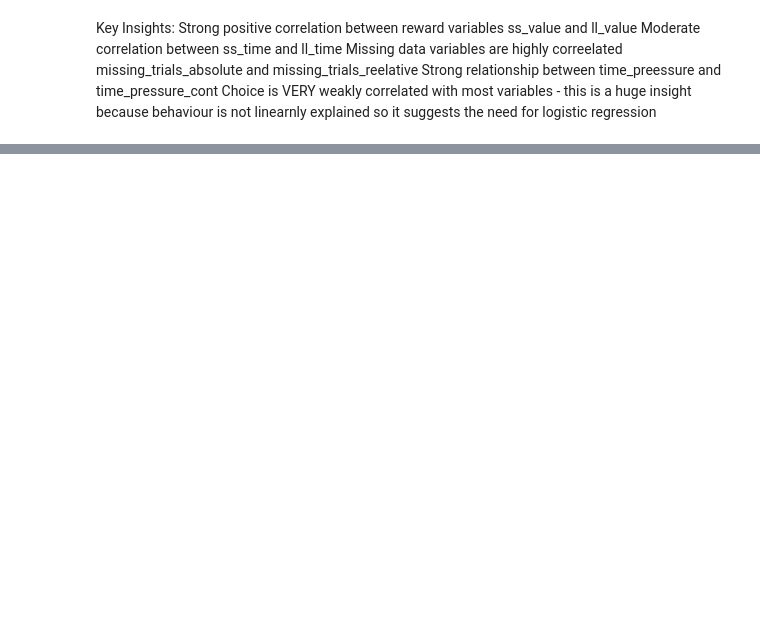
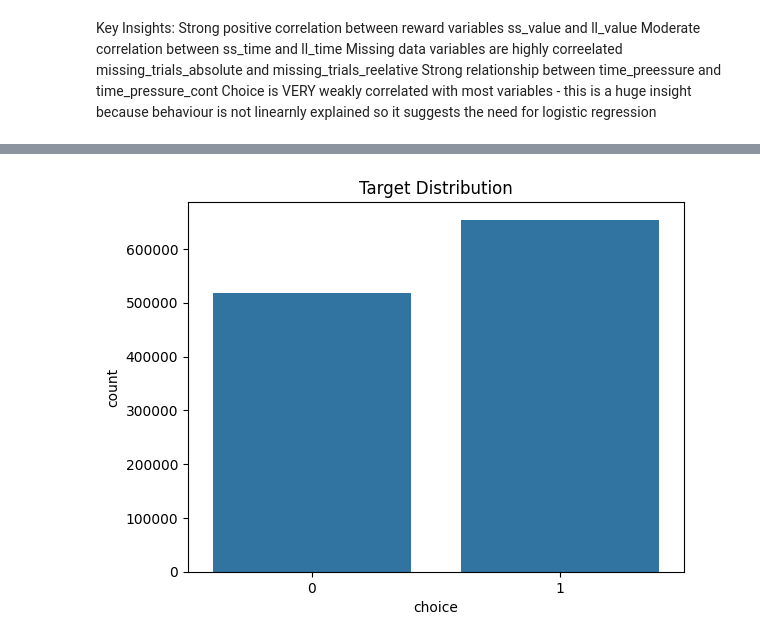
Before and after one commit to esshak-bu/Time-Variance-Authority, a Jupyter notebook: TIMEVARIANCEAUTHORITY_Hackathon_SP2026.ipynb, the cells around one changed output, grey strips where cells are left out. Cells and saved outputs as stored; diff of their text form; code cells hidden in the pictures; blank space fills up the shorter version.

```diff
--- a/TIMEVARIANCEAUTHORITY_Hackathon_SP2026.ipynb
+++ b/TIMEVARIANCEAUTHORITY_Hackathon_SP2026.ipynb
@@ -301,3 +382,7 @@ Moderate correlation between ss_time and ll_time
 Missing data variables are highly correelated missing_trials_absolute and missing_trials_reelative
 Strong relationship between time_preessure and time_pressure_cont
 Choice is VERY weakly correlated with most variables - this is a huge insight because behaviour is not linearnly explained so it suggests the need for logistic regression
+# %%
+target = "choice"
+
+df[target].value_counts()
@@ -303,0 +395,6 @@ Choice is VERY weakly correlated with most variables - this is a huge insight be
+# %%
+sns.countplot(x=target, data=df)
+plt.title("Target Distribution")
+plt.show()
+# %% [output]
+[figure, added]
```
Also changed, not shown: parts of 16 cells of this notebook.
